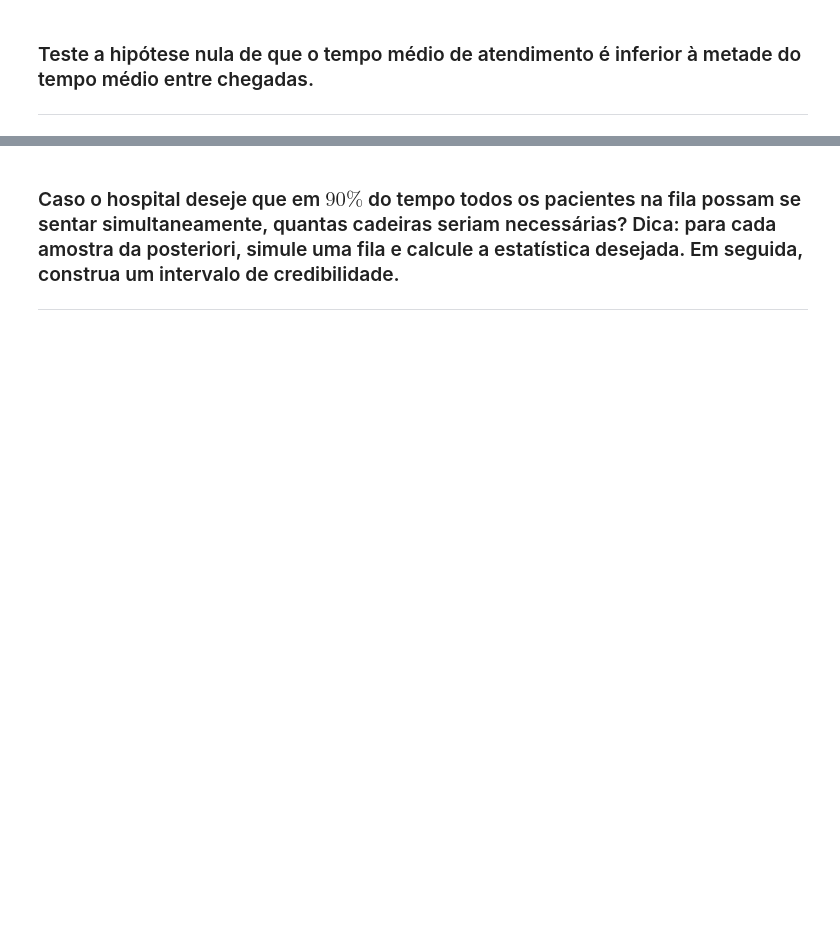
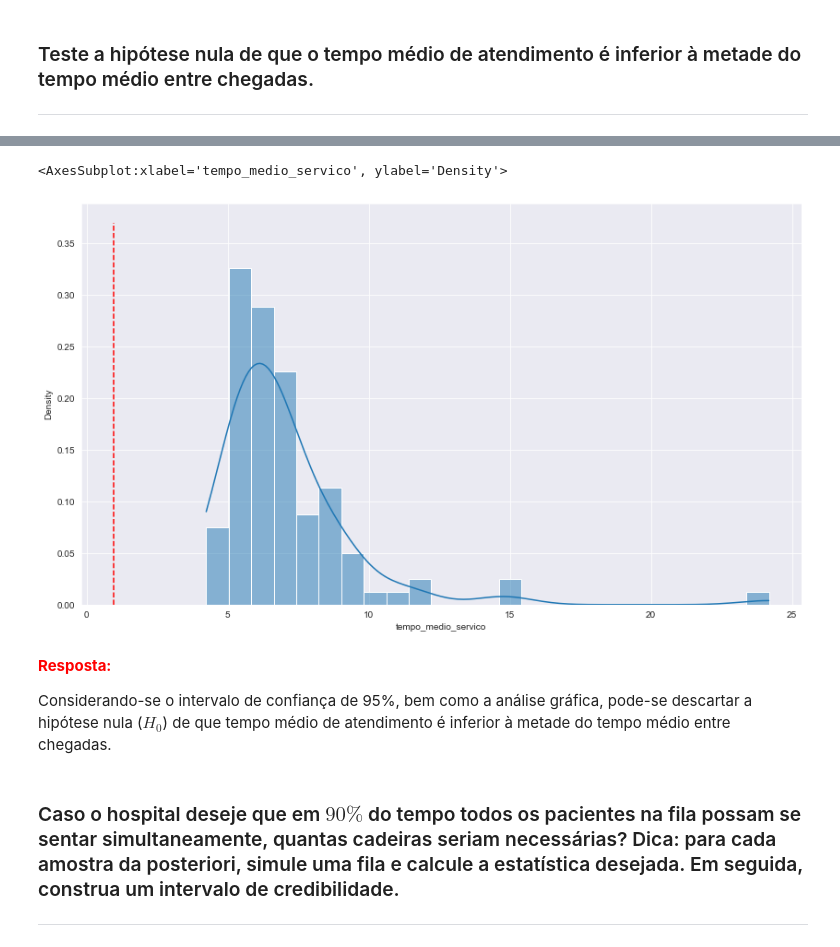
Before and after one commit to pauloceliojr/mcimd-listas, a Jupyter notebook: Trabalho Final/Trabalho_Final.ipynb, the cells around one changed output, grey strips where cells are left out. Saved outputs shown, nothing was run; the diff lists cells and outputs as text; code cells hidden in the pictures; blank space fills up the shorter version.

```diff
--- a/Trabalho Final/Trabalho_Final.ipynb
+++ b/Trabalho Final/Trabalho_Final.ipynb
@@ -70,3 +226,15 @@ Considere uma fila do tipo M/M/2 (veja o artigo citado abaixo ou qualquer outra
+# %%
+ax = sns.histplot(estatisticas_posteriori["tempo_medio_servico"], kde=True, stat="density", bins=25)
+ax.figure.set_size_inches(14, 8)
+ax.vlines(x=(estatisticas_posteriori["tempo_medio_entre_chegadas"].mean() / 2), ymin=0, ymax=0.37, colors='red', linestyles='dashed')
+ax
+# %% [output]
+<AxesSubplot:xlabel='tempo_medio_servico', ylabel='Density'>
+[figure, added]
+# %% [markdown]
+<font color='red'>**Resposta:**</font>
+
+Considerando-se o intervalo de confiança de 95%, bem como a análise gráfica, pode-se descartar a hipótese nula ($H_{0}$) de que tempo médio de atendimento é inferior à metade do tempo médio entre chegadas.
 # %% [markdown]
 ### Caso o hospital deseje que em $90\%$ do tempo todos os pacientes na fila possam se sentar simultaneamente, quantas cadeiras seriam necessárias? Dica: para cada amostra da posteriori, simule uma fila e calcule a estatística desejada. Em seguida, construa um intervalo de credibilidade.
 
```
Also changed, not shown: parts of 29 cells of this notebook.
